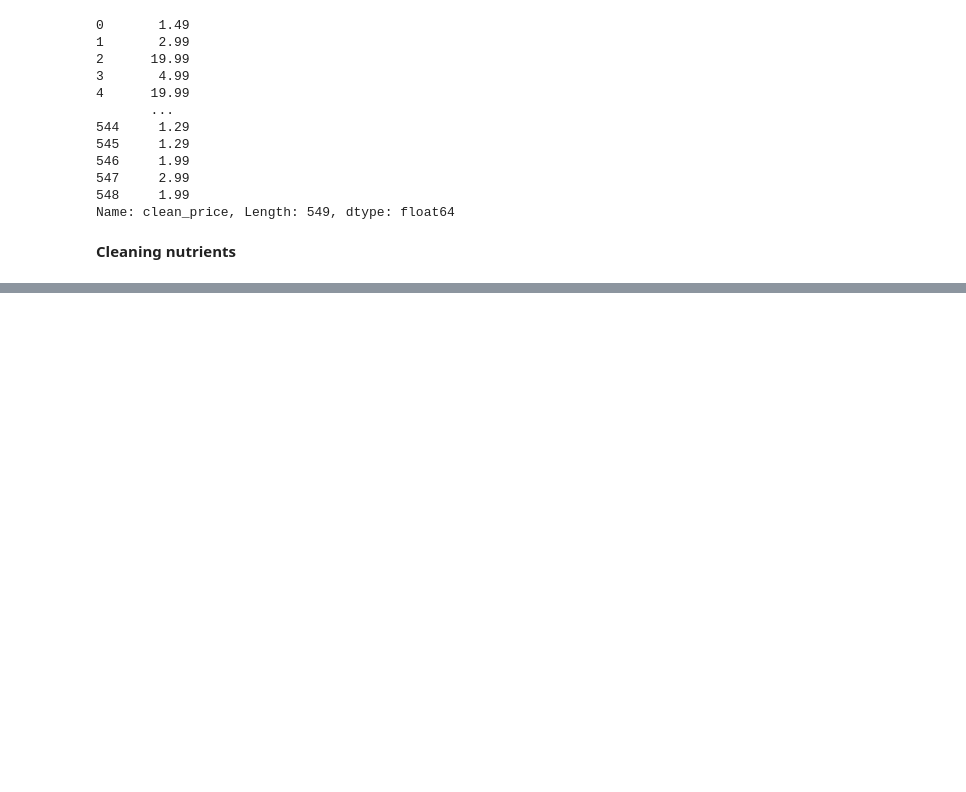
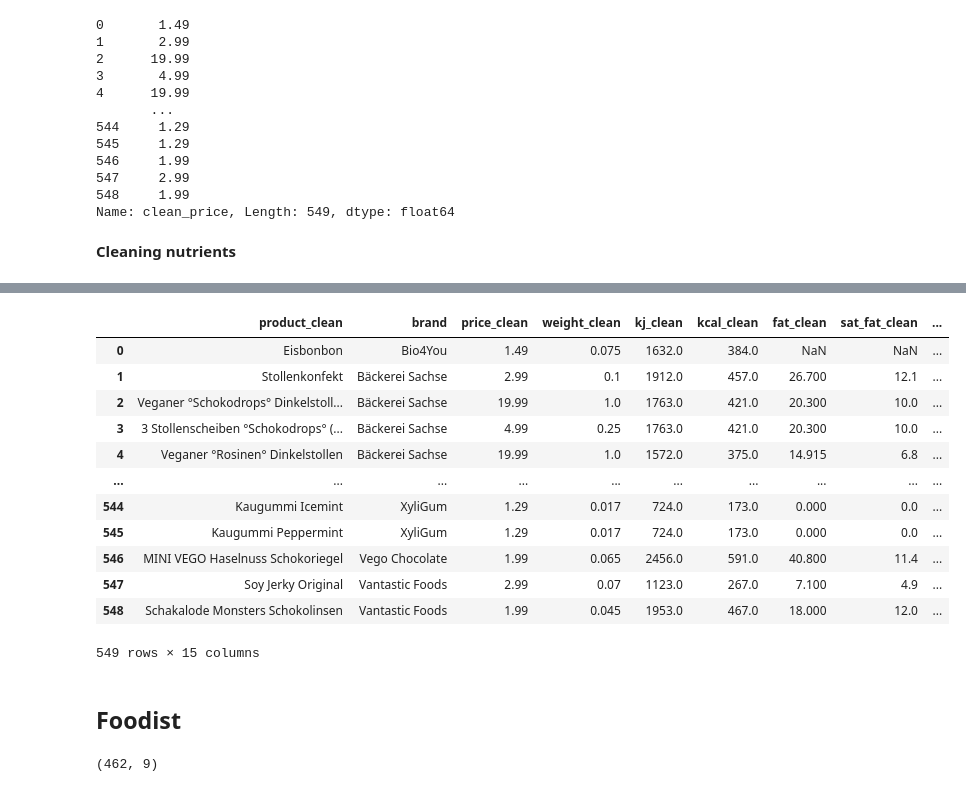
Before and after one commit to katharina-beriault/Final_Project_Vegan-Snack-Recommender_Clustering, a Jupyter notebook: Python/Cleaning.ipynb, the cells around one changed output, grey strips where cells are left out. Saved outputs shown, nothing was run; the diff lists cells and outputs as text; code cells hidden in the pictures; blank space fills up the shorter version.

```diff
--- a/Python/Cleaning.ipynb
+++ b/Python/Cleaning.ipynb
@@ -473,0 +881,3 @@ ValueError: Columns must be same length as key
+# %%
+kokku['salt_clean'] = clean_salt(kokku['salt'])
+kokku['salt_clean']
@@ -473,0 +899,3 @@ ValueError: Columns must be same length as key
+# %%
+kokku['fibre'] = None
+kokku['fibre']
@@ -473,0 +947,24 @@ ValueError: Columns must be same length as key
+# %%
+drop_list = ['product', 'price', 'weight', 'nutritions', 'kj', 'kcal', 'fat', 'sat_fat', 'carbs', 'sugar', 'protein', 'salt']
+kokku = kokku.drop(drop_list, axis=1)
+# %%
+kokku = kokku.reindex(columns=['product_clean', 'brand','price_clean', 'weight_clean', 'kj_clean', 'kcal_clean', 'fat_clean', 'sat_fat_clean', 'carbs_clean',
+                               'sugar_clean', 'fibre', 'protein_clean', 'salt_clean', 'links', 'photo_link'])
+# %%
+kokku
+# %% [output]
+|  | product_clean | brand | price_clean | weight_clean | kj_clean | kcal_clean | fat_clean | sat_fat_clean | ... |
+| 0 | Eisbonbon | Bio4You | 1.49 | 0.075 | 1632.0 | 384.0 | NaN | NaN | ... |
+| 1 | Stollenkonfekt | Bäckerei Sachse | 2.99 | 0.1 | 1912.0 | 457.0 | 26.700 | 12.1 | ... |
+| 2 | Veganer °Schokodrops° Dinkelstoll... | Bäckerei Sachse | 19.99 | 1.0 | 1763.0 | 421.0 | 20.300 | 10.0 | ... |
+| 3 | 3 Stollenscheiben °Schokodrops° (... | Bäckerei Sachse | 4.99 | 0.25 | 1763.0 | 421.0 | 20.300 | 10.0 | ... |
+| 4 | Veganer °Rosinen° Dinkelstollen | Bäckerei Sachse | 19.99 | 1.0 | 1572.0 | 375.0 | 14.915 | 6.8 | ... |
+| ... | ... | ... | ... | ... | ... | ... | ... | ... | ... |
+| 544 | Kaugummi Icemint | XyliGum | 1.29 | 0.017 | 724.0 | 173.0 | 0.000 | 0.0 | ... |
+| 545 | Kaugummi Peppermint | XyliGum | 1.29 | 0.017 | 724.0 | 173.0 | 0.000 | 0.0 | ... |
+| 546 | MINI VEGO Haselnuss Schokoriegel | Vego Chocolate | 1.99 | 0.065 | 2456.0 | 591.0 | 40.800 | 11.4 | ... |
+| 547 | Soy Jerky Original | Vantastic Foods | 2.99 | 0.07 | 1123.0 | 267.0 | 7.100 | 4.9 | ... |
+| 548 | Schakalode Monsters Schokolinsen | Vantastic Foods | 1.99 | 0.045 | 1953.0 | 467.0 | 18.000 | 12.0 | ... |
+549 rows × 15 columns
+# %% [markdown]
+## Foodist
@@ -473,0 +973,4 @@ ValueError: Columns must be same length as key
+# %%
+foodist.shape
+# %% [output]
+(462, 9)
```
Also changed, not shown: parts of 68 cells of this notebook, 2 other files.
